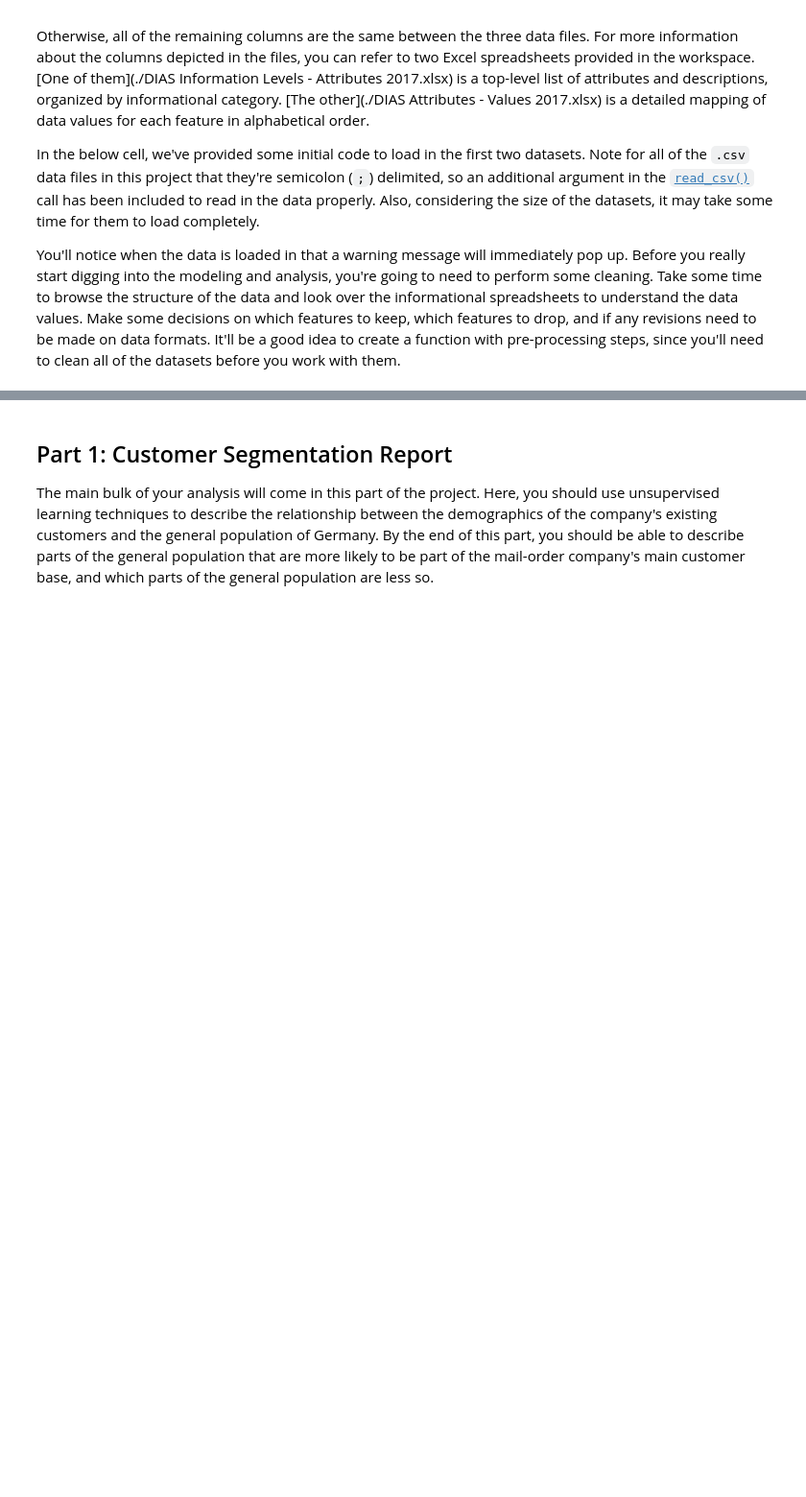
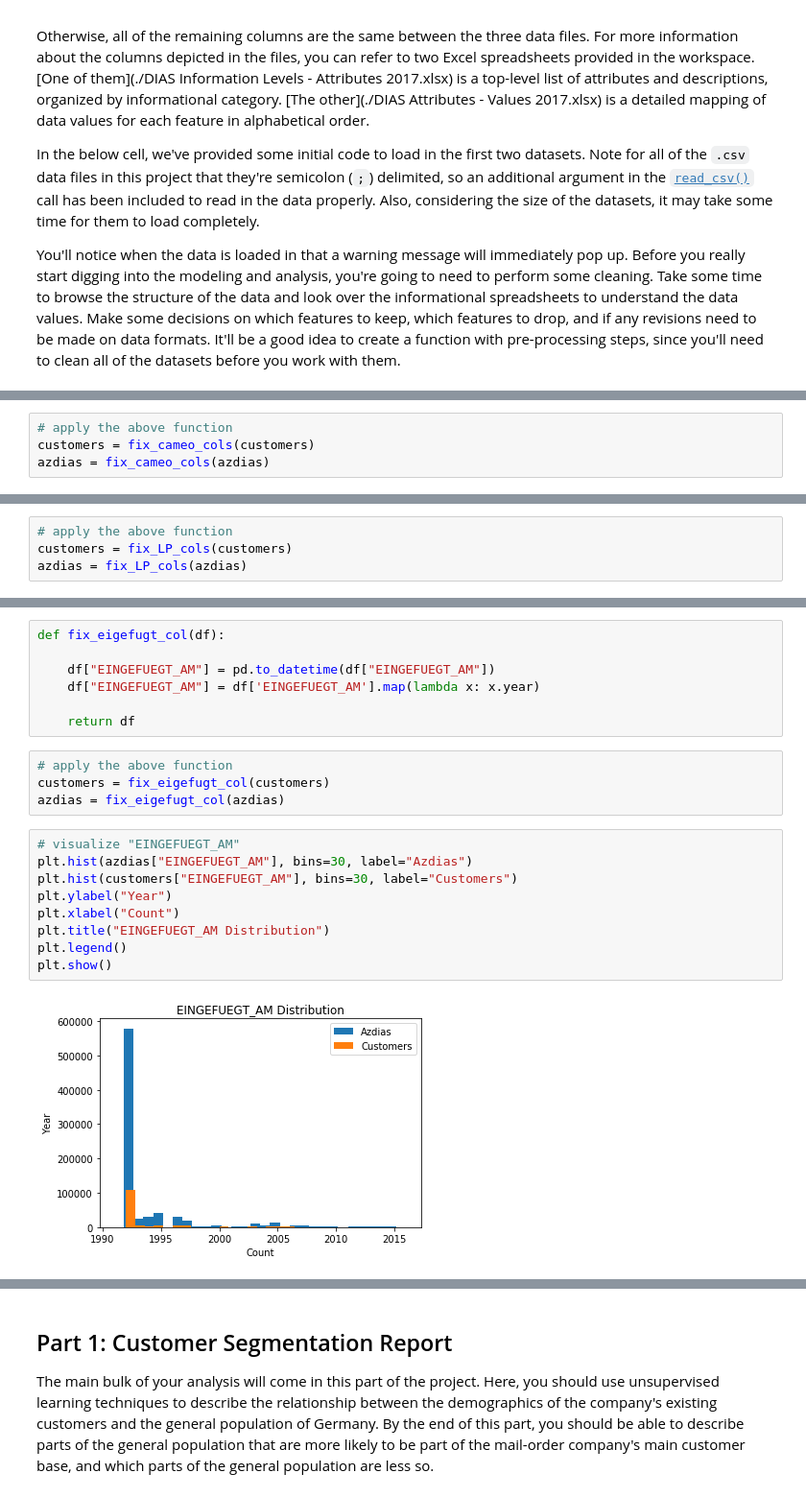
Before and after one commit to keithpink/udacity_data_science, a Jupyter notebook: Arvato_Customer_Segmentation/Arvato Project Workbook.ipynb, the cells around one changed output, grey strips where cells are left out. Shown at 96% size. Drawn from its saved outputs; the diff is of its cells as text; blank space fills up the shorter version.

```diff
--- a/Arvato_Customer_Segmentation/Arvato Project Workbook.ipynb
+++ b/Arvato_Customer_Segmentation/Arvato Project Workbook.ipynb
@@ -41,0 +369,4 @@ customers = pd.read_csv('../../data/Term2/capstone/arvato_data/Udacity_CUSTOMERS
+# %%
+# apply the above function
+customers = fix_cameo_cols(customers)
+azdias = fix_cameo_cols(azdias)
@@ -41,0 +589,4 @@ customers = pd.read_csv('../../data/Term2/capstone/arvato_data/Udacity_CUSTOMERS
+# %%
+# apply the above function
+customers = fix_LP_cols(customers)
+azdias = fix_LP_cols(azdias)
@@ -41,0 +616,22 @@ customers = pd.read_csv('../../data/Term2/capstone/arvato_data/Udacity_CUSTOMERS
+# %%
+def fix_eigefugt_col(df):
+
+    df["EINGEFUEGT_AM"] = pd.to_datetime(df["EINGEFUEGT_AM"])
+    df["EINGEFUEGT_AM"] = df['EINGEFUEGT_AM'].map(lambda x: x.year)
+
+    return df
+# %%
+# apply the above function
+customers = fix_eigefugt_col(customers)
+azdias = fix_eigefugt_col(azdias)
+# %%
+# visualize "EINGEFUEGT_AM"
+plt.hist(azdias["EINGEFUEGT_AM"], bins=30, label="Azdias")
+plt.hist(customers["EINGEFUEGT_AM"], bins=30, label="Customers")
+plt.ylabel("Year")
+plt.xlabel("Count")
+plt.title("EINGEFUEGT_AM Distribution")
+plt.legend()
+plt.show()
+# %% [output]
+[figure, added]
```
Also changed, not shown: parts of 252 cells of this notebook.
